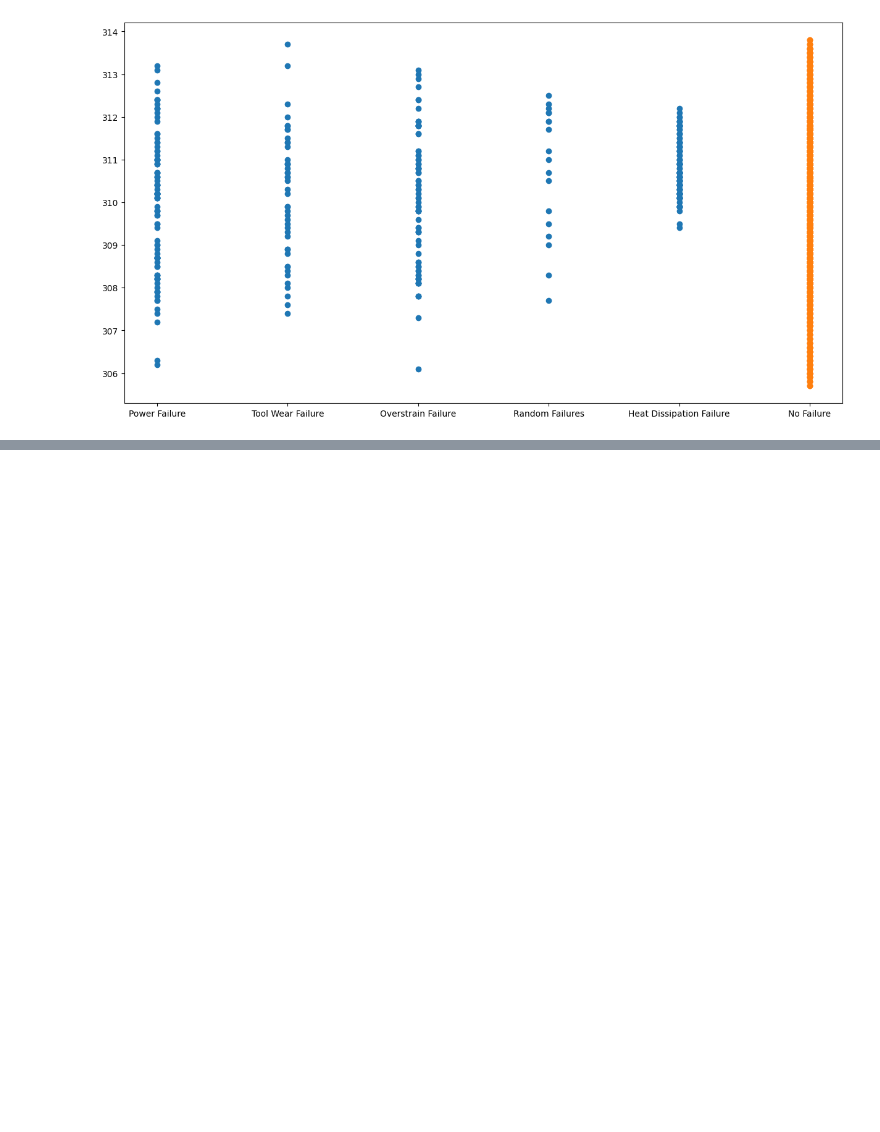
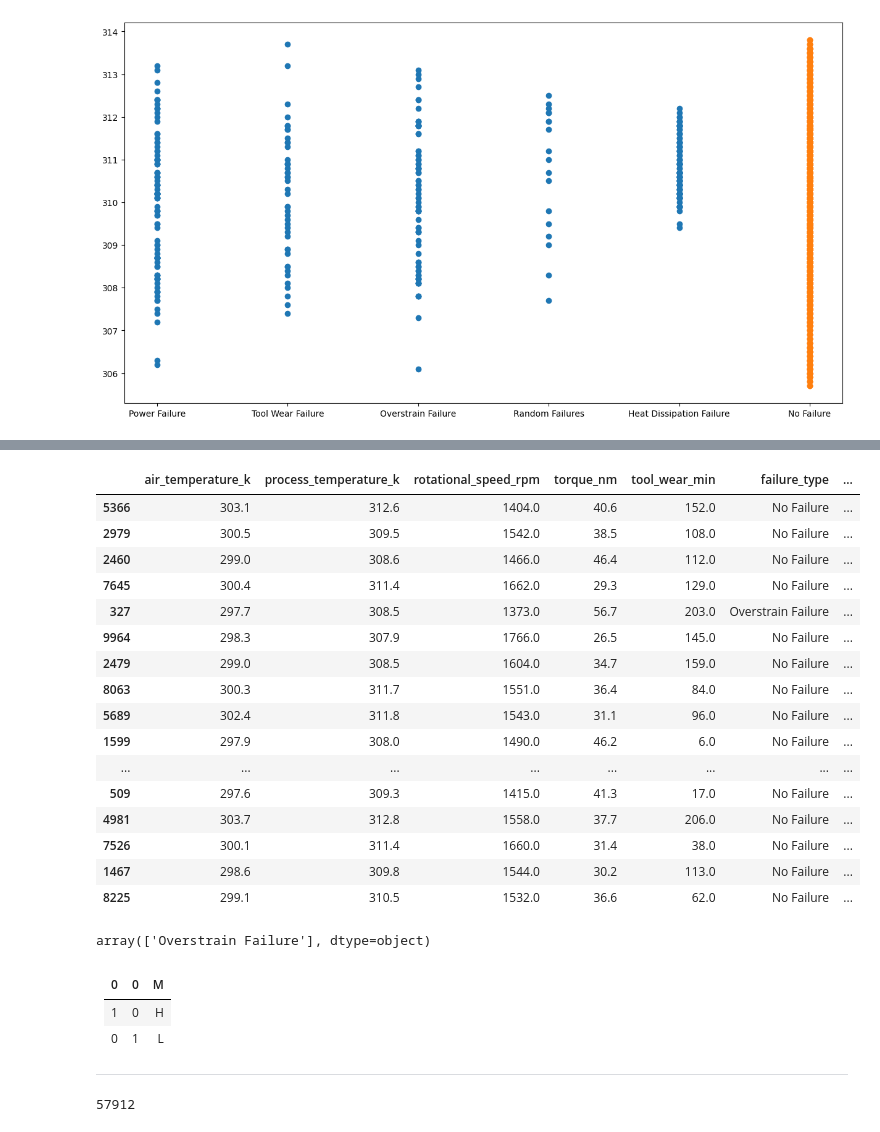
Before and after one commit to emrankhan4/Predictive-Maintenance-Model-Training-and-Evaluation, a Jupyter notebook: main.ipynb, the cells around one changed output, grey strips where cells are left out. Cells and saved outputs as stored; diff of their text form; code cells hidden in the pictures; blank space fills up the shorter version.

```diff
--- a/main.ipynb
+++ b/main.ipynb
@@ -302,0 +419,5 @@ import
+# %%
+from sklearn.preprocessing import OneHotEncoder
+ohe = OneHotEncoder(handle_unknown='ignore', sparse_output=False).set_output(transform='pandas')
+# %%
+ohetransform = ohe.fit_transform(df[['type']])
@@ -302,0 +440,2 @@ import
+# %%
+df1 = pd.concat([df,ohetransform],axis=1).drop(columns=['type'])
@@ -302,0 +522,33 @@ import
+# %%
+df1.sample(23)
+# %% [output]
+|  | air_temperature_k | process_temperature_k | rotational_speed_rpm | torque_nm | tool_wear_min | failure_type | ... |
+| 5366 | 303.1 | 312.6 | 1404.0 | 40.6 | 152.0 | No Failure | ... |
+| 2979 | 300.5 | 309.5 | 1542.0 | 38.5 | 108.0 | No Failure | ... |
+| 2460 | 299.0 | 308.6 | 1466.0 | 46.4 | 112.0 | No Failure | ... |
+| 7645 | 300.4 | 311.4 | 1662.0 | 29.3 | 129.0 | No Failure | ... |
+| 327 | 297.7 | 308.5 | 1373.0 | 56.7 | 203.0 | Overstrain Failure | ... |
+| 9964 | 298.3 | 307.9 | 1766.0 | 26.5 | 145.0 | No Failure | ... |
+| 2479 | 299.0 | 308.5 | 1604.0 | 34.7 | 159.0 | No Failure | ... |
+| 8063 | 300.3 | 311.7 | 1551.0 | 36.4 | 84.0 | No Failure | ... |
+| 5689 | 302.4 | 311.8 | 1543.0 | 31.1 | 96.0 | No Failure | ... |
+| 1599 | 297.9 | 308.0 | 1490.0 | 46.2 | 6.0 | No Failure | ... |
+| ... | ... | ... | ... | ... | ... | ... | ... |
+| 509 | 297.6 | 309.3 | 1415.0 | 41.3 | 17.0 | No Failure | ... |
+| 4981 | 303.7 | 312.8 | 1558.0 | 37.7 | 206.0 | No Failure | ... |
+| 7526 | 300.1 | 311.4 | 1660.0 | 31.4 | 38.0 | No Failure | ... |
+| 1467 | 298.6 | 309.8 | 1544.0 | 30.2 | 113.0 | No Failure | ... |
+| 8225 | 299.1 | 310.5 | 1532.0 | 36.6 | 62.0 | No Failure | ... |
+# %%
+# 327	297.7	308.5	1373.0	56.7	203.0	Overstrain Failure	0.0	1.0	0.0
+
+ccl.predict([[297.7,	308.5,	1373.0,	56.7,	203.0,	0.0	,1.0]])
+# %% [output]
+array(['Overstrain Failure'], dtype=object)
+# %% [markdown]
+
+|0 | 0| M|
+---|--|---
+| 1| 0| H|
+| 0| 1| L|
+----------
@@ -302,0 +561,4 @@ import
+# %%
+len(X_resampled)
+# %% [output]
+57912
```
Also changed, not shown: parts of 45 cells of this notebook, 1 other file.
